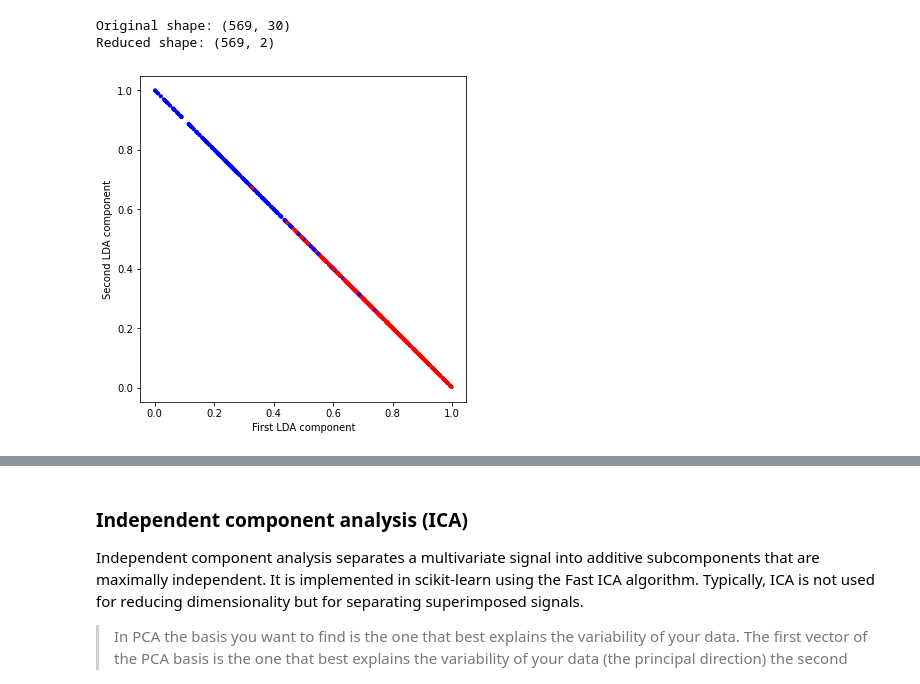
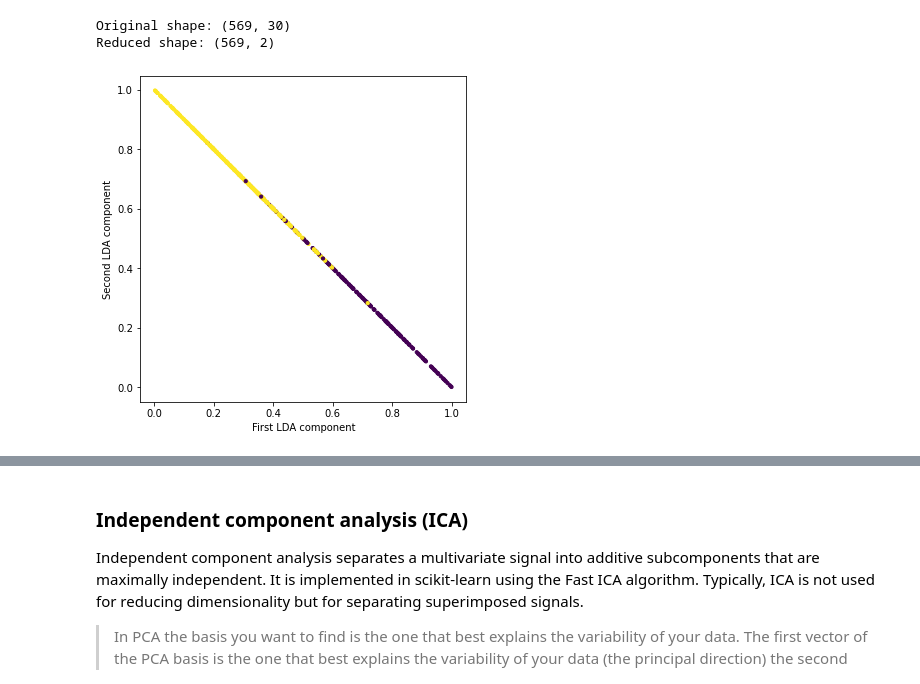
Before and after one commit to DavidMertz/ML-Webinar, a Jupyter notebook: Decomposition.ipynb, the cells around one changed output, grey strips where cells are left out. Cells and saved outputs as stored; diff of their text form; code cells hidden in the pictures.

```diff
--- a/Decomposition.ipynb
+++ b/Decomposition.ipynb
@@ -261,14 +259,13 @@ Reduced shape: (569, 2)
 # %%
 # plot 1st vs 2nd principal component, color by class
 plt.figure(figsize=(6, 6))
 plt.scatter(X_lda[:, 0], X_lda[:, 1],
-            c=cancer.target,
-            cmap=mglearn.tools.cm, s=10)
+            c=cancer.target, s=10)
 plt.gca().set_aspect("equal")
 plt.xlabel("First LDA component")
 plt.ylabel("Second LDA component");
 # %% [output]
-[figure, old version]
+[figure, new version]
 # %%
 X_train, X_test, y_train, y_test = train_test_split(
     X_lda, cancer.target, random_state=1)
```
Also changed, not shown: parts of 11 cells of this notebook, 33 other files.
